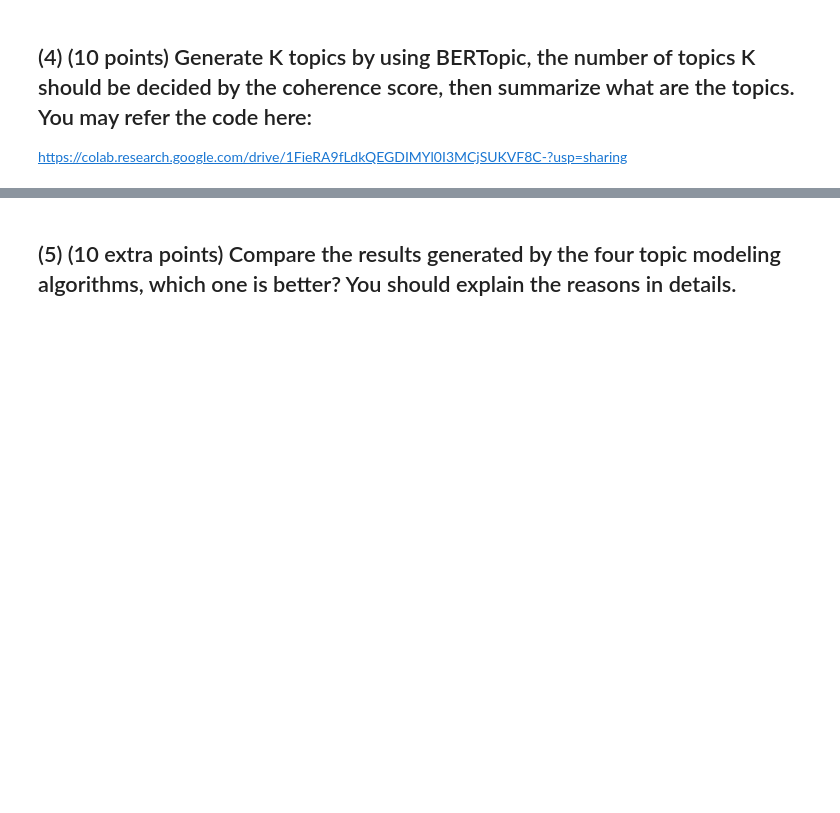
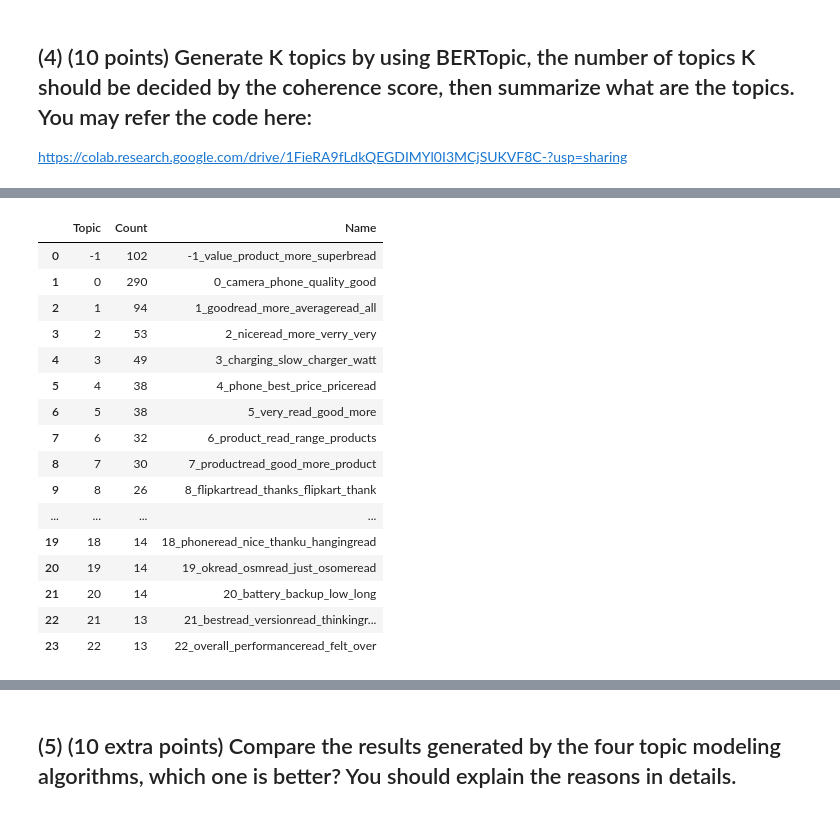
Before and after one commit to Devendarreddybathini/Devendarreddy_INFO5731_spring2023, a Jupyter notebook: In_class_exercise_04_03282023.ipynb, the cells around one changed output, grey strips where cells are left out. Saved outputs shown, nothing was run; the diff lists cells and outputs as text; code cells hidden in the pictures; blank space fills up the shorter version.

```diff
--- a/In_class_exercise_04_03282023.ipynb
+++ b/In_class_exercise_04_03282023.ipynb
@@ -547,3 +775,30 @@ pyLDAvis.display(vis)
 ## (4) (10 points) Generate K topics by using BERTopic, the number of topics K should be decided by the coherence score, then summarize what are the topics. You may refer the code here:
 
 https://colab.research.google.com/drive/1FieRA9fLdkQEGDIMYl0I3MCjSUKVF8C-?usp=sharing
+# %%
+import re
+import nltk
+from nltk.corpus import stopwords
+from nltk.tokenize import word_tokenize
+
+nltk.download('stopwords')
+nltk.download('punkt')
+
+stop_words = stopwords.words('english')
+
+def clean_text(x):
+  x = str(x)
+  x = x.lower()
+  x = re.sub(r'#[A-Za-z0-9]*', ' ', x)
+  x = re.sub(r'https*://.*', ' ', x)
+  x = re.sub(r'@[A-Za-z0-9]+', ' ', x)
+  tokens = word_tokenize(x)
+  x = ' '.join([w for w in tokens if not w.lower() in stop_words])
+  x = re.sub(r'[%s]' % re.escape('!"#$%&\()*+,-./:;<=>?@[\\]^_`{|}~“…”’'), ' ', x)
+  x = re.sub(r'\d+', ' ', x)
+  x = re.sub(r'\n+', ' ', x)
+  x = re.sub(r'\s{2,}', ' ', x)
+  return x
+
+df['Review'] = df['Review'].apply(clean_text)
+df.head()
@@ -569,10 +835,0 @@ topic_model.get_topic(71)
-# %%
-# Save model
-topic_model.save("my_model")
-# Load model
-my_model = BERTopic.load("my_model")
-topic_model = BERTopic(embedding_model="xlm-r-bert-base-nli-stsb-mean-tokens")
-from sentence_transformers import SentenceTransformer
-
-sentence_model = SentenceTransformer("distilbert-base-nli-mean-tokens", device="cpu")
-topic_model = BERTopic(embedding_model=sentence_model, verbose=True)
@@ -587,0 +838,25 @@ print("Similarity:", util.dot_score(query_embedding, passage_embedding))
+# %%
+reviews = df['Review'].tolist()
+# %%
+topic_model = BERTopic(language="english")
+topics = topic_model.fit_transform(reviews)
+# %%
+topic_model.get_topic_info()
+# %% [output]
+|  | Topic | Count | Name |
+| 0 | -1 | 102 | -1_value_product_more_superbread |
+| 1 | 0 | 290 | 0_camera_phone_quality_good |
+| 2 | 1 | 94 | 1_goodread_more_averageread_all |
+| 3 | 2 | 53 | 2_niceread_more_verry_very |
+| 4 | 3 | 49 | 3_charging_slow_charger_watt |
+| 5 | 4 | 38 | 4_phone_best_price_priceread |
+| 6 | 5 | 38 | 5_very_read_good_more |
+| 7 | 6 | 32 | 6_product_read_range_products |
+| 8 | 7 | 30 | 7_productread_good_more_product |
+| 9 | 8 | 26 | 8_flipkartread_thanks_flipkart_thank |
+| ... | ... | ... | ... |
+| 19 | 18 | 14 | 18_phoneread_nice_thanku_hangingread |
+| 20 | 19 | 14 | 19_okread_osmread_just_osomeread |
+| 21 | 20 | 14 | 20_battery_backup_low_long |
+| 22 | 21 | 13 | 21_bestread_versionread_thinkingr... |
+| 23 | 22 | 13 | 22_overall_performanceread_felt_over |
```
Also changed, not shown: parts of 71 cells of this notebook.
